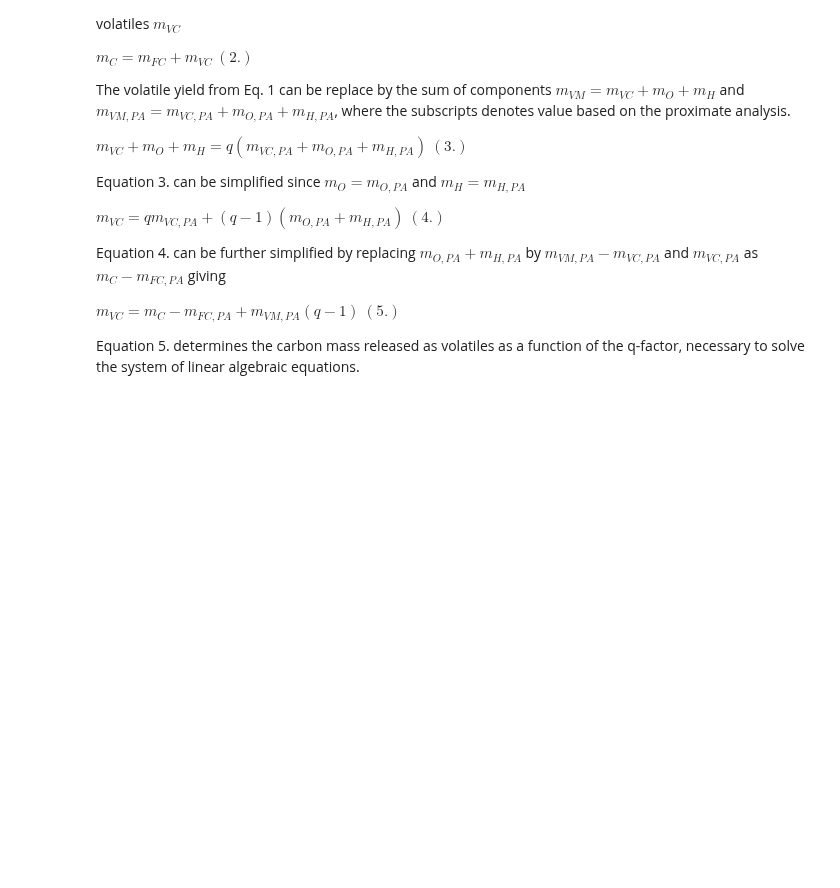
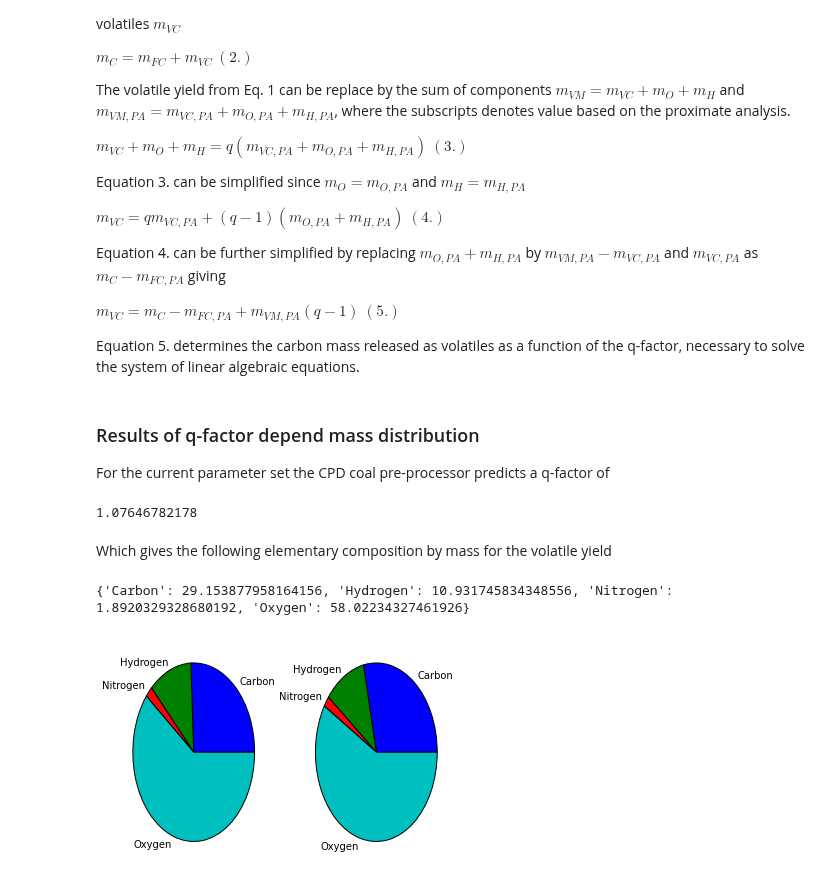
Before and after one commit to ostein/notebooks, a Jupyter notebook: pkp/BlackThunder.ipynb, the cells around one changed output. Cells and saved outputs as stored; diff of their text form; code cells hidden in the pictures; blank space fills up the shorter version.

```diff
--- a/pkp/BlackThunder.ipynb
+++ b/pkp/BlackThunder.ipynb
@@ -203,3 +226,28 @@ Equation 4. can be further simplified by replacing $m_{O,PA} + m_{H,PA}$ by $m_{
 $m_{VC}  = m_{C} - m_{FC,PA} + m_{VM,PA}(q-1) ~(5.)$
 
 Equation 5. determines the carbon mass released as volatiles as a function of the q-factor, necessary to solve the system of linear algebraic equations.
+# %% [markdown]
+### Results of q-factor depend mass distribution
+
+For the current parameter set the CPD coal pre-processor predicts a q-factor of
+# %%
+print cpd['run0'][1].Qfactor()
+# %% [output]
+1.07646782178
+# %% [markdown]
+Which gives the following elementary composition by mass for the volatile yield
+# %%
+print post_subs_cpd.VolatileCompositionMass()
+# %% [output]
+{'Carbon': 29.153877958164156, 'Hydrogen': 10.931745834348556, 'Nitrogen': 1.8920329328680192, 'Oxygen': 58.02234327461926}
+# %%
+from pkp.src.CoalThermoPhysics import PostulateSubstance, Coal
+coal = Coal(input_dict['Coal'])
+post_subs_pa = PostulateSubstance(coal=coal, qFactor=1.0)
+post_subs_cpd = PostulateSubstance(coal=coal, qFactor=cpd['run0'][1].Qfactor())
+
+f, ax = plt.subplots(1,2)
+plt_pie(ax[0], post_subs_pa.VolatileCompositionMass())
+plt_pie(ax[1], post_subs_cpd.VolatileCompositionMass())
+# %% [output]
+[figure, added]
```
Also changed, not shown: parts of 11 cells of this notebook.
